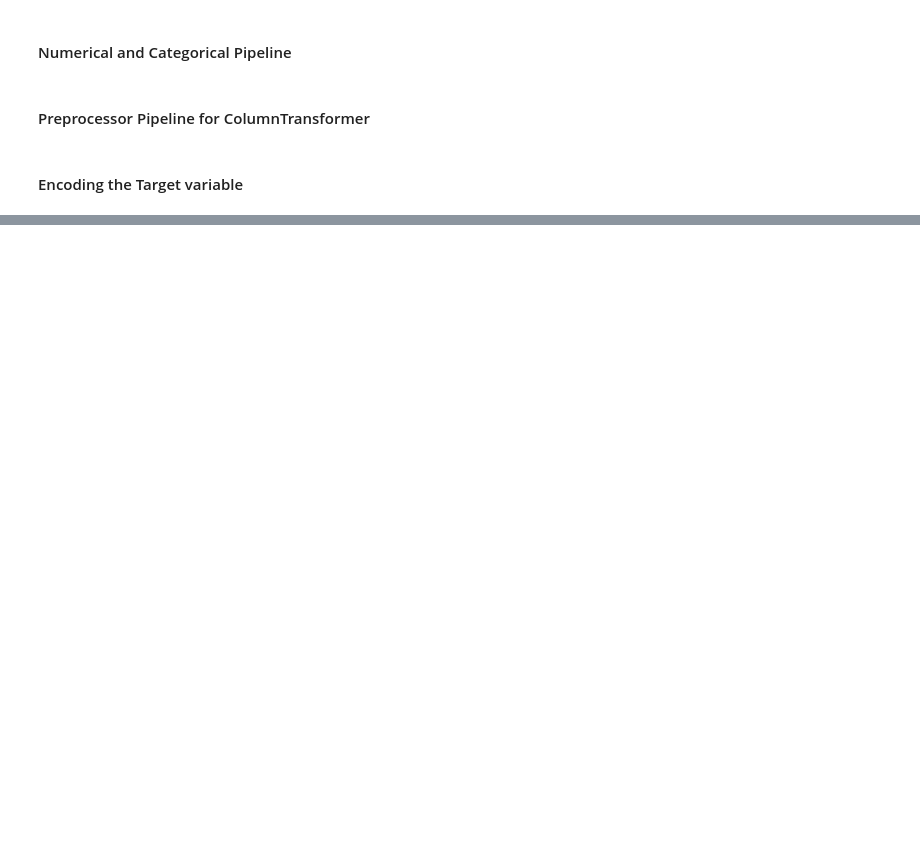
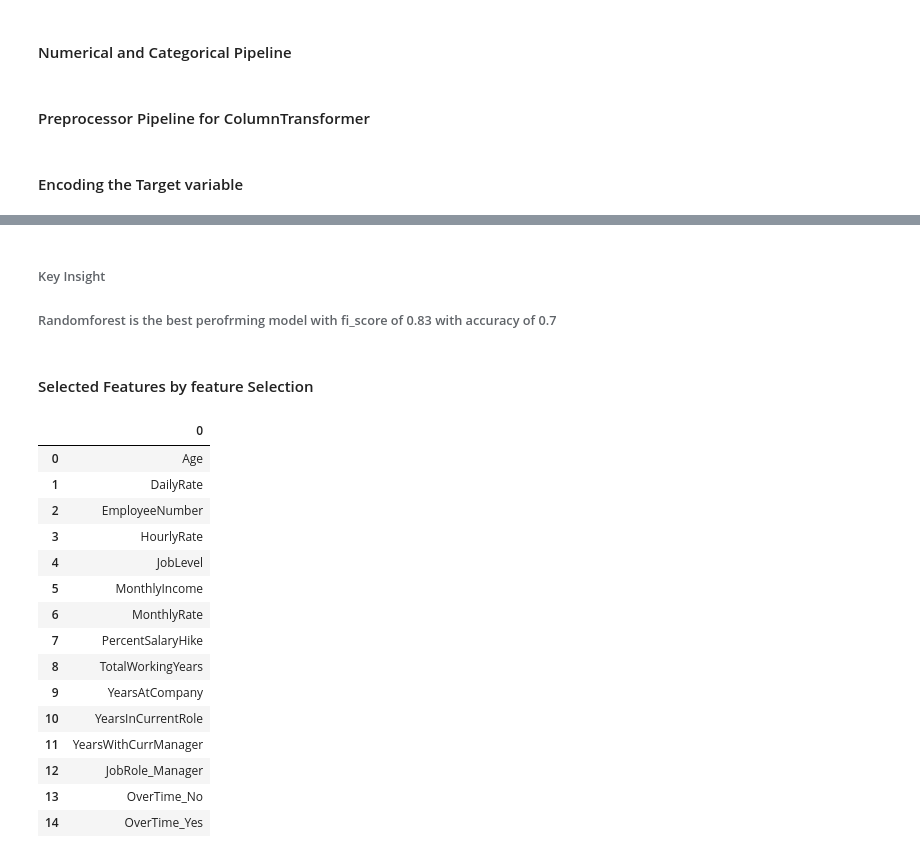
Before and after one commit to Technocolabs100/Acme-Attrition-Analysis-and-Turnover-Prediction, a Jupyter notebook: main.ipynb, the cells around one changed output, grey strips where cells are left out. Drawn from its saved outputs; the diff is of its cells as text; code cells hidden in the pictures; blank space fills up the shorter version.

```diff
--- a/main.ipynb
+++ b/main.ipynb
@@ -1365,0 +1461,5 @@ y_test_encod = label_encoder.transform(y_test)
+# %% [markdown]
+###### Key Insight
+###### Randomforest is the best perofrming model with fi_score of 0.83 with accuracy of 0.7
+# %% [markdown]
+#### Selected Features by feature Selection
@@ -1365,0 +1472,20 @@ y_test_encod = label_encoder.transform(y_test)
+# %%
+# Diplay the selected features
+pd.DataFrame(selected_feature_names)
+# %% [output]
+|  | 0 |
+| 0 | Age |
+| 1 | DailyRate |
+| 2 | EmployeeNumber |
+| 3 | HourlyRate |
+| 4 | JobLevel |
+| 5 | MonthlyIncome |
+| 6 | MonthlyRate |
+| 7 | PercentSalaryHike |
+| 8 | TotalWorkingYears |
+| 9 | YearsAtCompany |
+| 10 | YearsInCurrentRole |
+| 11 | YearsWithCurrManager |
+| 12 | JobRole_Manager |
+| 13 | OverTime_No |
+| 14 | OverTime_Yes |
```
Also changed, not shown: parts of 15 cells of this notebook, 1 other file.
